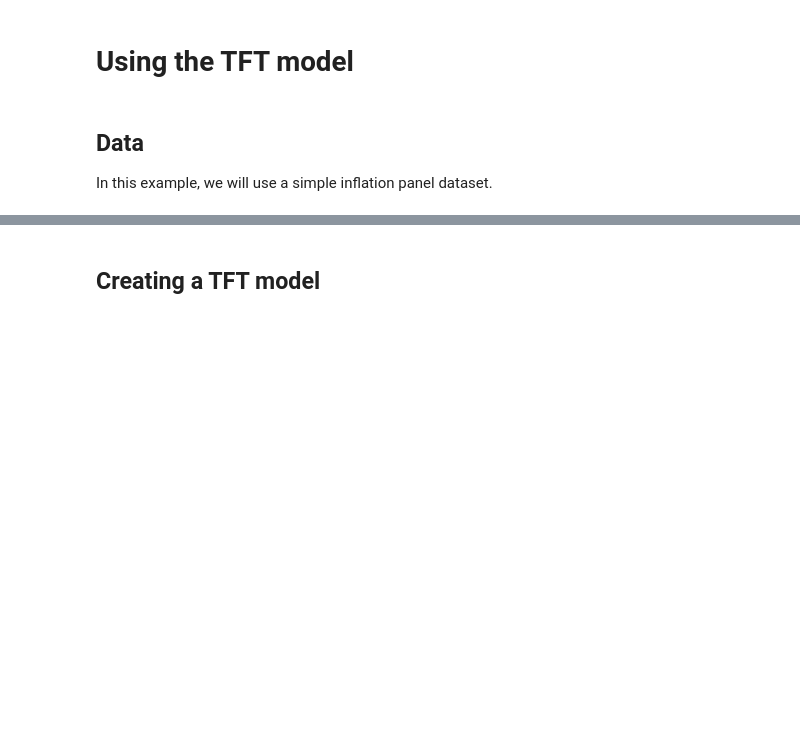
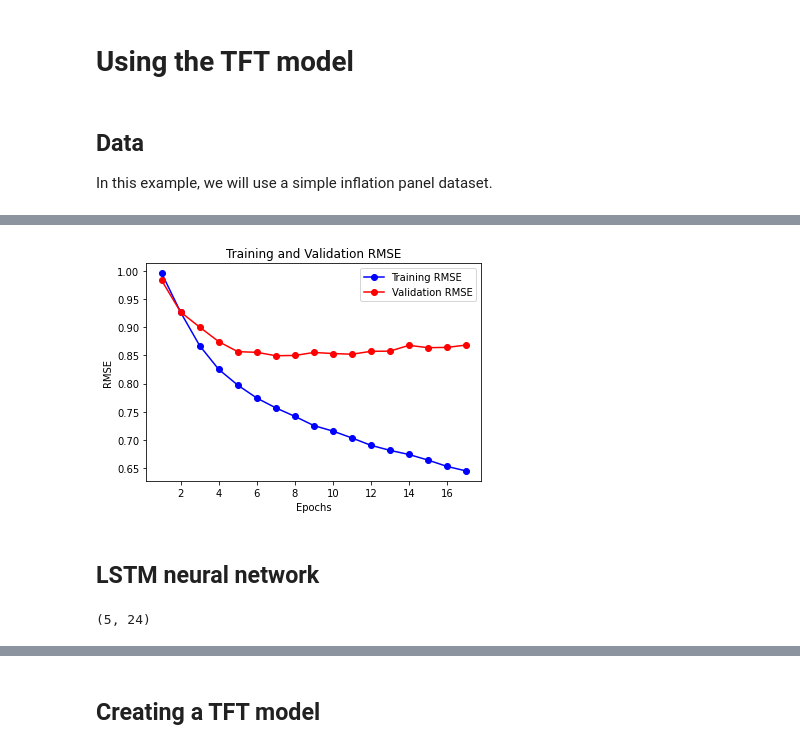
Before and after one commit to dkgaraujo/TemporalFusionTransformers, a Jupyter notebook: temporal_fusion_transformers.ipynb, the cells around one changed output, grey strips where cells are left out. Cells and saved outputs as stored; diff of their text form; code cells hidden in the pictures; blank space fills up the shorter version.

```diff
--- a/temporal_fusion_transformers.ipynb
+++ b/temporal_fusion_transformers.ipynb
@@ -1571,0 +1696,2 @@ Name: dataflow, Length: 3137, dtype: object
+# %%
+n_samples = 1000 # with replacement
@@ -1571,0 +1708,9 @@ Name: dataflow, Length: 3137, dtype: object
+# %%
+#nn_linear = linear_layer(size=p)
+
+nn_linear = keras.Sequential([
+    layers.Input((p,)),
+    layers.Dense(32, activation='relu'),
+    layers.Dense(5, activation='relu'),
+    layers.Dense(1)
+])
@@ -1571,0 +1773,8 @@ Name: dataflow, Length: 3137, dtype: object
+# %%
+nn_linear.compile(
+    loss=keras.losses.MeanSquaredError(),
+    optimizer=keras.optimizers.Adam(learning_rate=1e-3),
+    metrics=[
+        keras.metrics.RootMeanSquaredError(name="rmse")
+    ]
+)
@@ -1571,0 +1783,9 @@ Name: dataflow, Length: 3137, dtype: object
+# %%
+history_dense = nn_linear.fit(
+    x=train_samples[0],
+    y=train_samples[1],
+    batch_size=10,
+    epochs=500,
+    validation_data=valid_samples,
+    callbacks=[keras.callbacks.EarlyStopping(patience=10)]
+)
@@ -1571,0 +1810,18 @@ Name: dataflow, Length: 3137, dtype: object
+# %%
+train_loss = history_dense.history['rmse']
+val_loss = history_dense.history['val_rmse']
+
+epochs = range(1, len(train_loss) + 1)
+
+plt.plot(epochs, train_loss, 'bo-', label='Training RMSE')
+plt.plot(epochs, val_loss, 'ro-', label='Validation RMSE')
+plt.title('Training and Validation RMSE')
+plt.xlabel('Epochs')
+plt.ylabel('RMSE')
+plt.legend()
+
+plt.show()
+# %% [output]
+[figure, added]
+# %% [markdown]
+## LSTM neural network
@@ -1571,0 +1850,4 @@ Name: dataflow, Length: 3137, dtype: object
+# %%
+train_samples[0][:5].shape
+# %% [output]
+(5, 24)
```
Also changed, not shown: parts of 66 cells of this notebook, 1 other file.
